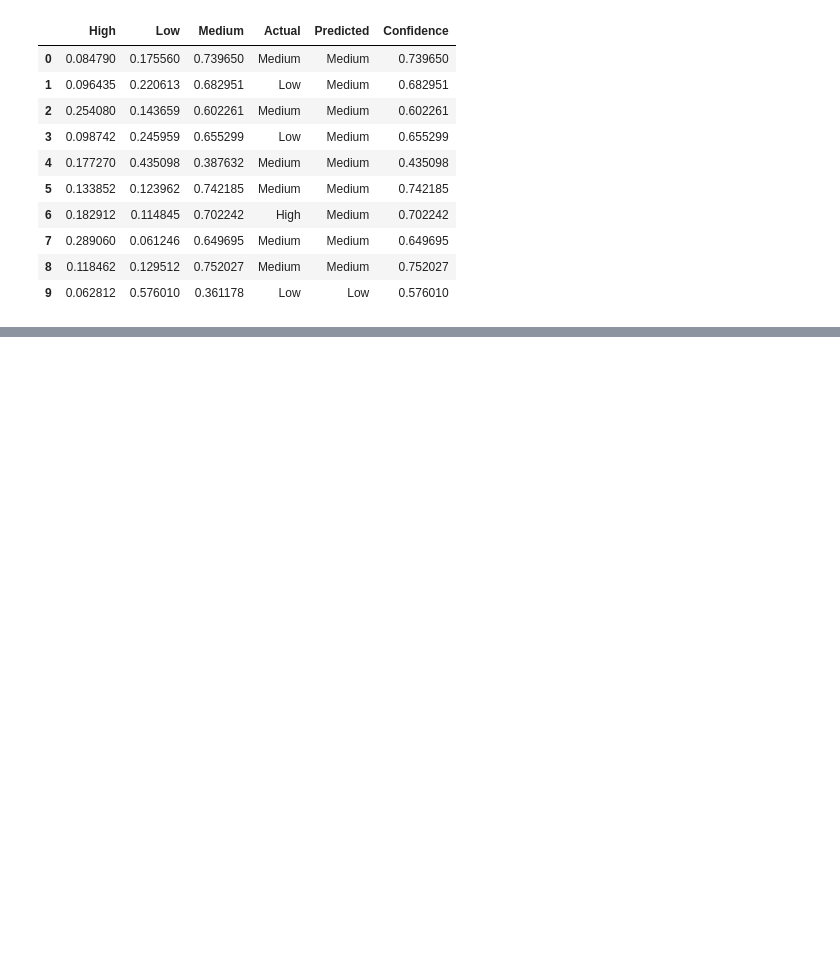
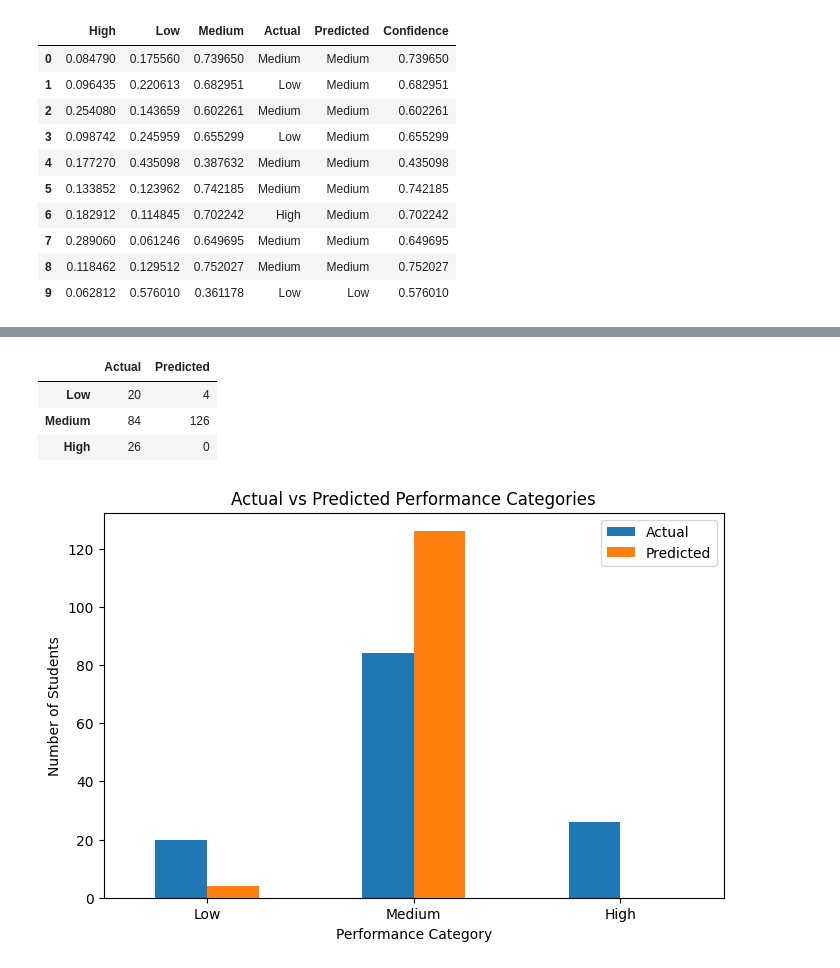
Before and after one commit to lightcode01-oss/IYB_INTERNSHIP, a Jupyter notebook: Day_12_SVM_Classification_Model.ipynb, the cells around one changed output, grey strips where cells are left out. Saved outputs shown, nothing was run; the diff lists cells and outputs as text; code cells hidden in the pictures; blank space fills up the shorter version.

```diff
--- a/Day_12_SVM_Classification_Model.ipynb
+++ b/Day_12_SVM_Classification_Model.ipynb
@@ -845,0 +883,42 @@ display(probability_df.head(10))
+# %%
+# Compare actual and predicted class counts
+
+actual_counts = (
+    y_test
+    .value_counts()
+    .reindex(["Low", "Medium", "High"], fill_value=0)
+)
+
+predicted_counts = (
+    pd.Series(y_test_pred)
+    .value_counts()
+    .reindex(["Low", "Medium", "High"], fill_value=0)
+)
+
+distribution_comparison = pd.DataFrame({
+    "Actual": actual_counts,
+    "Predicted": predicted_counts
+})
+
+display(distribution_comparison)
+# %% [output]
+|  | Actual | Predicted |
+| Low | 20 | 4 |
+| Medium | 84 | 126 |
+| High | 26 | 0 |
+# %%
+# Plot actual vs predicted class distribution
+
+distribution_comparison.plot(
+    kind="bar",
+    figsize=(8, 5)
+)
+
+plt.title("Actual vs Predicted Performance Categories")
+plt.xlabel("Performance Category")
+plt.ylabel("Number of Students")
+
+plt.xticks(rotation=0)
+plt.show()
+# %% [output]
+[figure, added]
```
Also changed, not shown: parts of 8 cells of this notebook.
